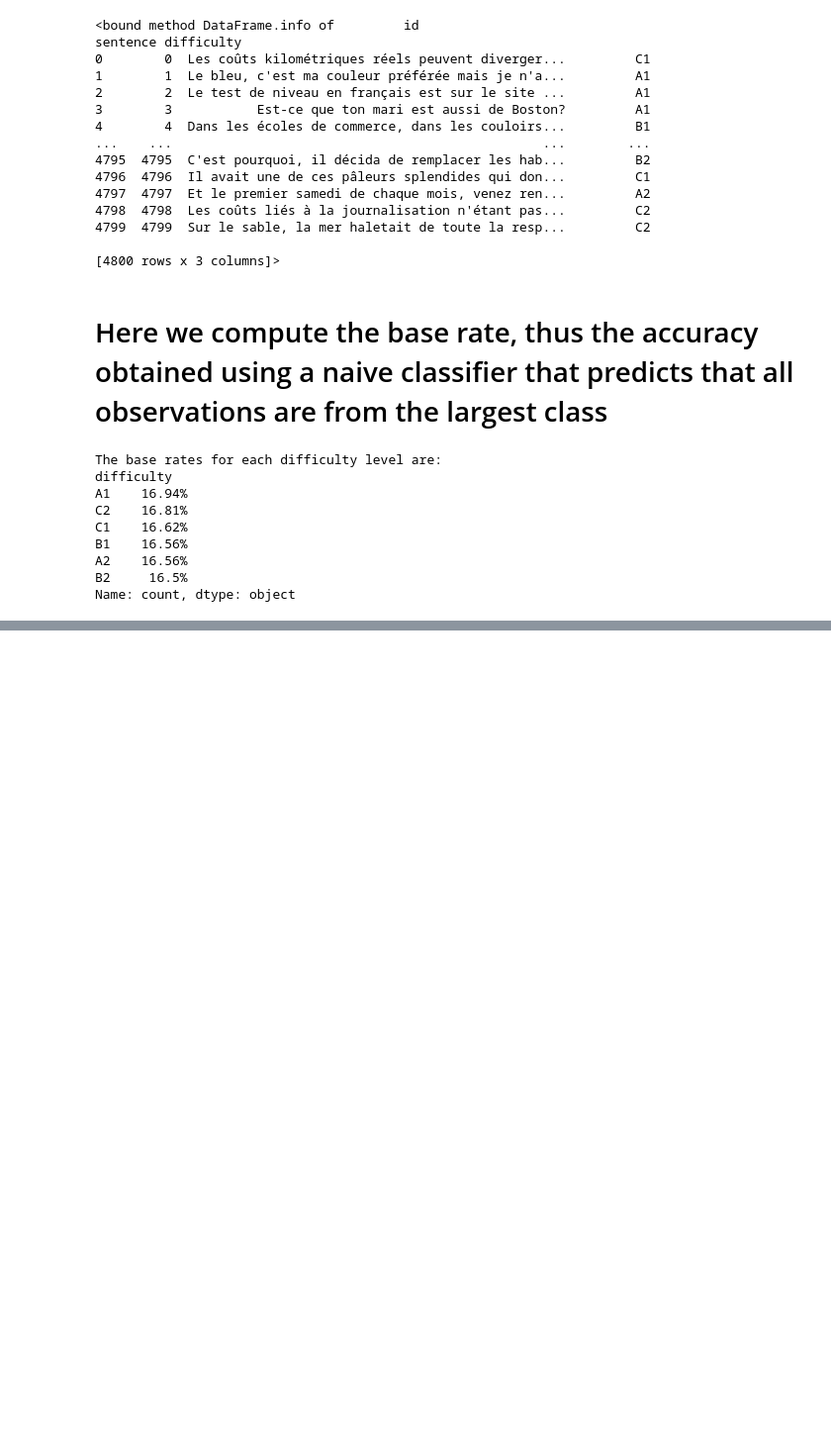
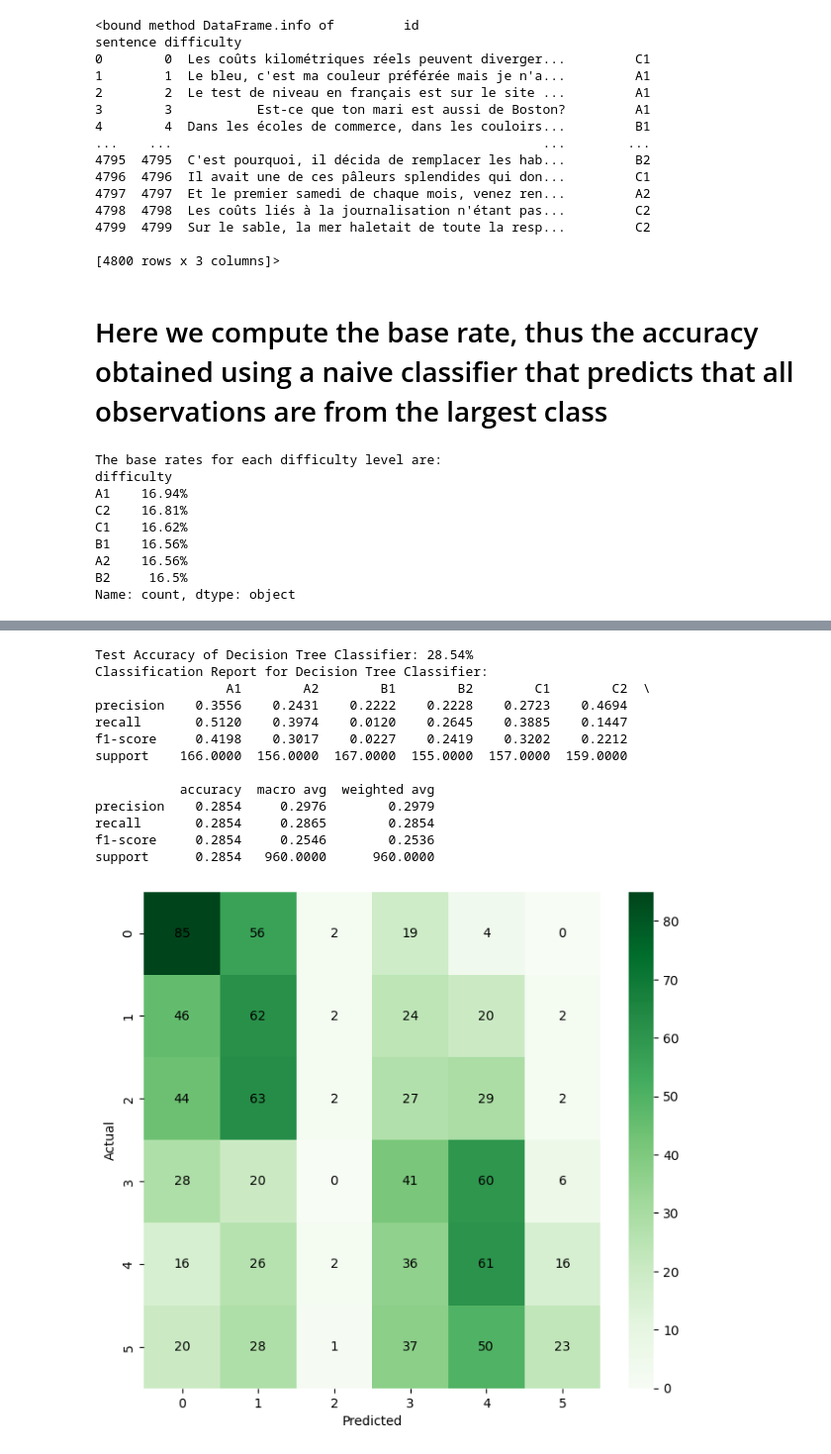
Before and after one commit to BeatriceVaienti/dsml_project, a Jupyter notebook: notebooks/preliminaryEv.ipynb, the cells around one changed output, grey strips where cells are left out. Shown at 99% size. Drawn from its saved outputs; the diff is of its cells as text; code cells hidden in the pictures; blank space fills up the shorter version.

```diff
--- a/notebooks/preliminaryEv.ipynb
+++ b/notebooks/preliminaryEv.ipynb
@@ -60,0 +207,40 @@ Name: count, dtype: object
+# %%
+## EVALUATE DECISION TREE CLASSIFIER
+
+# Calculate accuracy score
+test_accuracy_decision_tree = accuracy_score(y_test, predictions_DecisionTree) * 100
+print(f"Test Accuracy of Decision Tree Classifier: {test_accuracy_decision_tree:.2f}%")
+
+# Display classification matrix
+report_DecisionTree = classification_report(y_test, predictions_DecisionTree, output_dict=True)
+report_df_DecisionTree = pd.DataFrame(report_DecisionTree)
+report_df_DecisionTree_rounded = report_df_DecisionTree.round(4)
+
+print("Classification Report for Decision Tree Classifier:")
+print(report_df_DecisionTree_rounded)
+
+# Display confusion matrix
+conf_matrix_DecisionTree = confusion_matrix(y_test, predictions_DecisionTree)
+fig, ax = plt.subplots(figsize=(8,7))
+sns.heatmap(conf_matrix_DecisionTree, fmt='d', cmap='Greens', ax=ax, annot_kws={"size": 10})
+for i in range(len(conf_matrix_DecisionTree)):
+    for j in range(len(conf_matrix_DecisionTree)):
+        ax.text(j+0.5, i+0.5, conf_matrix_DecisionTree[i, j], ha='center', va='center', color='black', fontsize=10)
+plt.ylabel('Actual')
+plt.xlabel('Predicted')
+plt.show()
+# %% [output]
+Test Accuracy of Decision Tree Classifier: 28.54%
+Classification Report for Decision Tree Classifier:
+                 A1        A2        B1        B2        C1        C2  \
+precision    0.3556    0.2431    0.2222    0.2228    0.2723    0.4694
+recall       0.5120    0.3974    0.0120    0.2645    0.3885    0.1447
+f1-score     0.4198    0.3017    0.0227    0.2419    0.3202    0.2212
+support    166.0000  156.0000  167.0000  155.0000  157.0000  159.0000
+
+           accuracy  macro avg  weighted avg
+precision    0.2854     0.2976        0.2979
+recall       0.2854     0.2865        0.2854
+f1-score     0.2854     0.2546        0.2536
+support      0.2854   960.0000      960.0000
+[figure, added]
```
Also changed, not shown: parts of 12 cells of this notebook.
